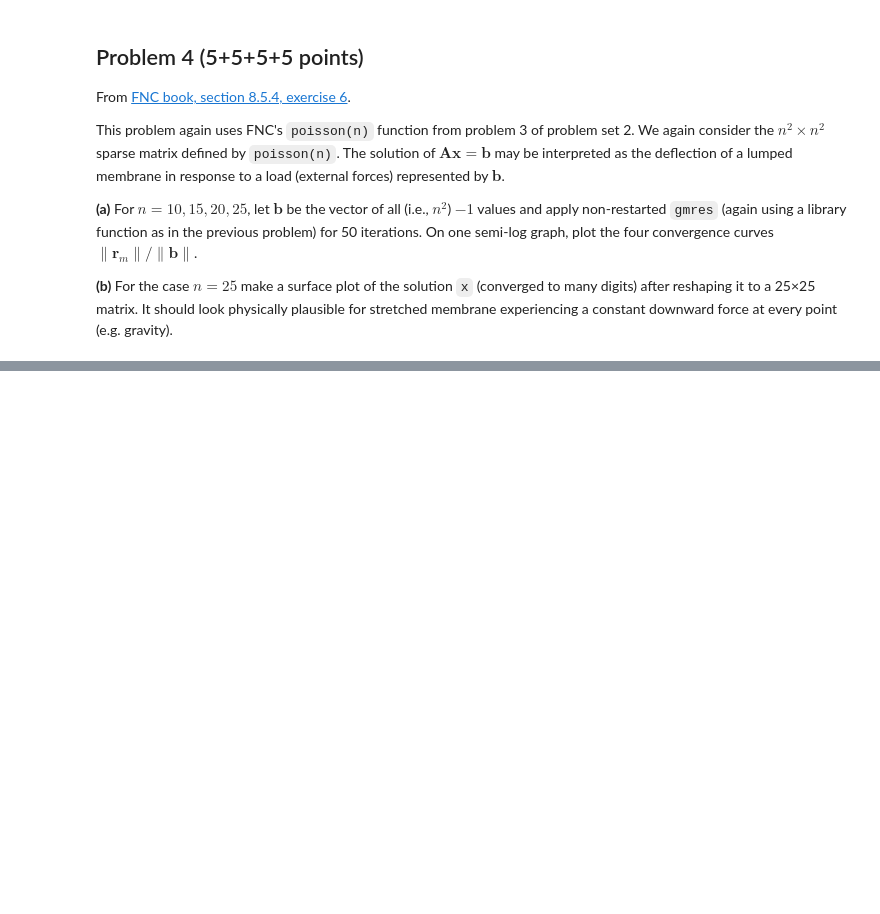
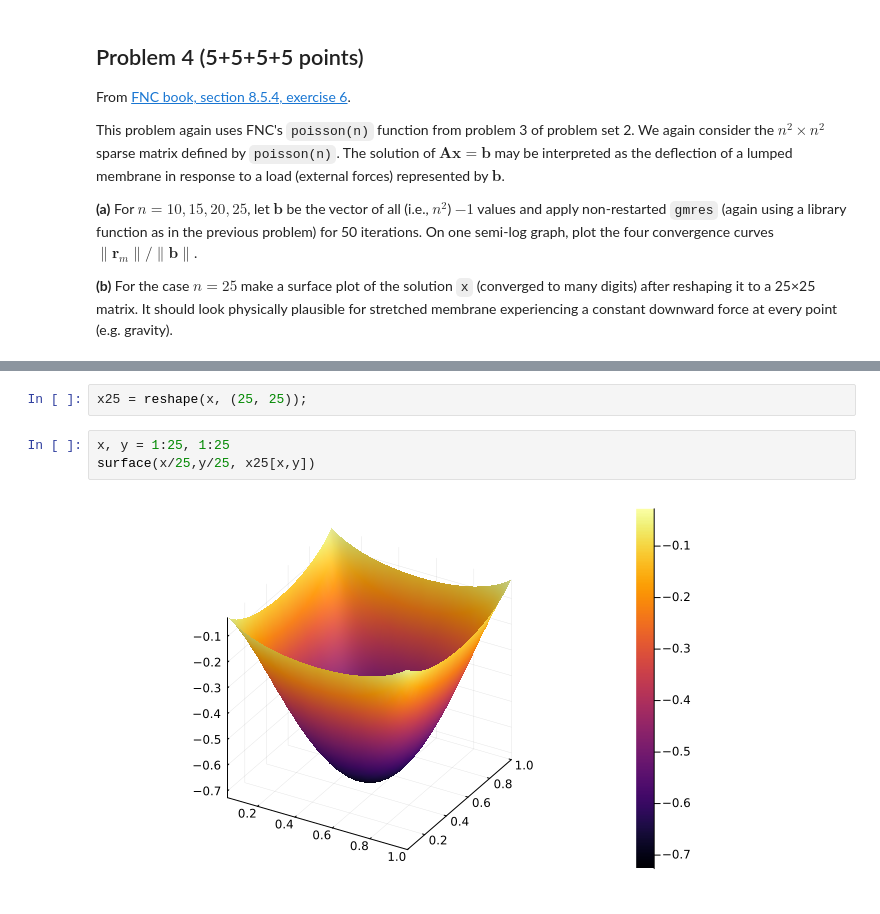
Before and after one commit to mitmath/numerical_spoke_linalg, a Jupyter notebook: psets/pset3sol.ipynb, the cells around one changed output, grey strips where cells are left out. Saved outputs shown, nothing was run; the diff lists cells and outputs as text; blank space fills up the shorter version.

```diff
--- a/psets/pset3sol.ipynb
+++ b/psets/pset3sol.ipynb
@@ -135,0 +219,7 @@ This problem again uses FNC's `poisson(n)` function from problem 3 of problem se
+# %%
+x25 = reshape(x, (25, 25));
+# %%
+x, y = 1:25, 1:25
+surface(x/25,y/25, x25[x,y])
+# %% [output]
+[figure, added]
```
Also changed, not shown: parts of 18 cells of this notebook.
